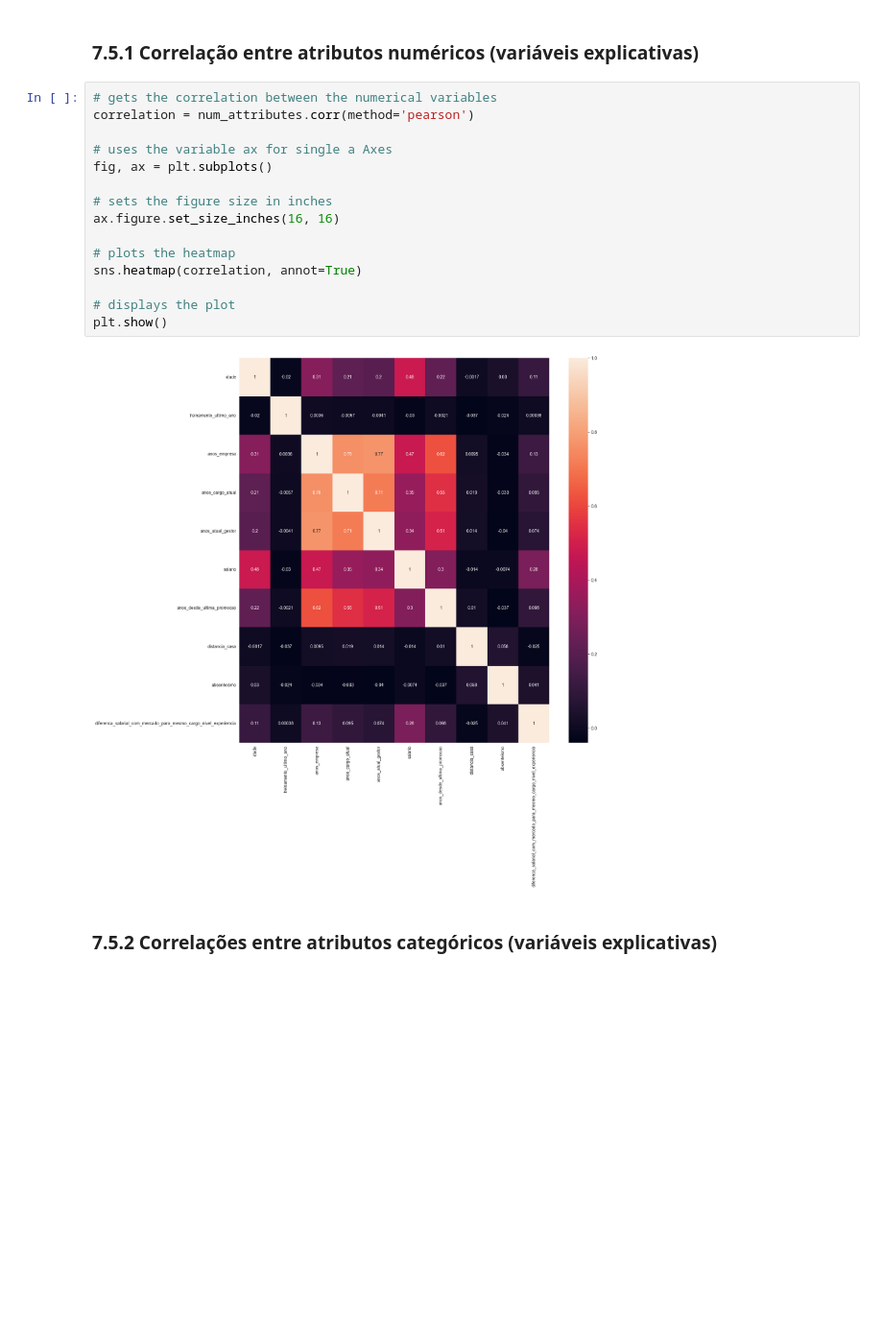
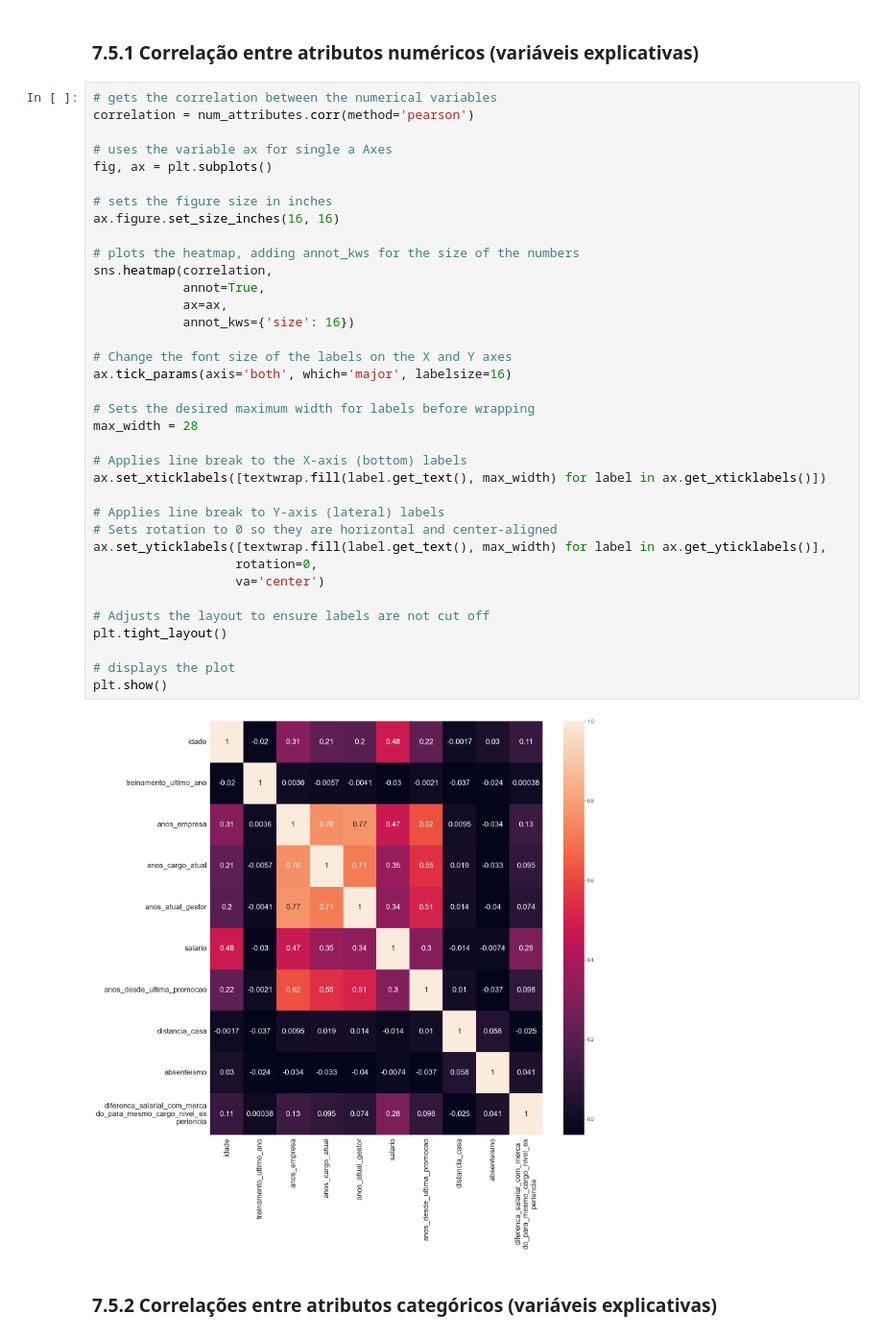
Before and after one commit to etson-rodrigues/people-analytics-ufsc-project, a Jupyter notebook: main.ipynb, the cells around one changed output. Shown at 96% size. Cells and saved outputs as stored; diff of their text form; blank space fills up the shorter version.

```diff
--- a/main.ipynb
+++ b/main.ipynb
@@ -1262,20 +1320,41 @@ plt.show()
 # %%
 # gets the correlation between the numerical variables
 correlation = num_attributes.corr(method='pearson')
 
 # uses the variable ax for single a Axes
 fig, ax = plt.subplots()
 
 # sets the figure size in inches
 ax.figure.set_size_inches(16, 16)
 
-# plots the heatmap
-sns.heatmap(correlation, annot=True)
+# plots the heatmap, adding annot_kws for the size of the numbers
+sns.heatmap(correlation,
+            annot=True,
+            ax=ax,
+            annot_kws={'size': 16})
+
+# Change the font size of the labels on the X and Y axes
+ax.tick_params(axis='both', which='major', labelsize=16)
+
+# Sets the desired maximum width for labels before wrapping
+max_width = 28
+
+# Applies line break to the X-axis (bottom) labels
+ax.set_xticklabels([textwrap.fill(label.get_text(), max_width) for label in ax.get_xticklabels()])
+
+# Applies line break to Y-axis (lateral) labels
+# Sets rotation to 0 so they are horizontal and center-aligned
+ax.set_yticklabels([textwrap.fill(label.get_text(), max_width) for label in ax.get_yticklabels()],
+                   rotation=0,
+                   va='center')
+
+# Adjusts the layout to ensure labels are not cut off
+plt.tight_layout()
 
 # displays the plot
 plt.show()
 # %% [output]
-[figure, old version]
+[figure, new version]
 # %% [markdown]
 ### 7.5.2 Correlações entre atributos categóricos (variáveis explicativas)
 # %%
```
Also changed, not shown: parts of 16 cells of this notebook, 3 other files.
